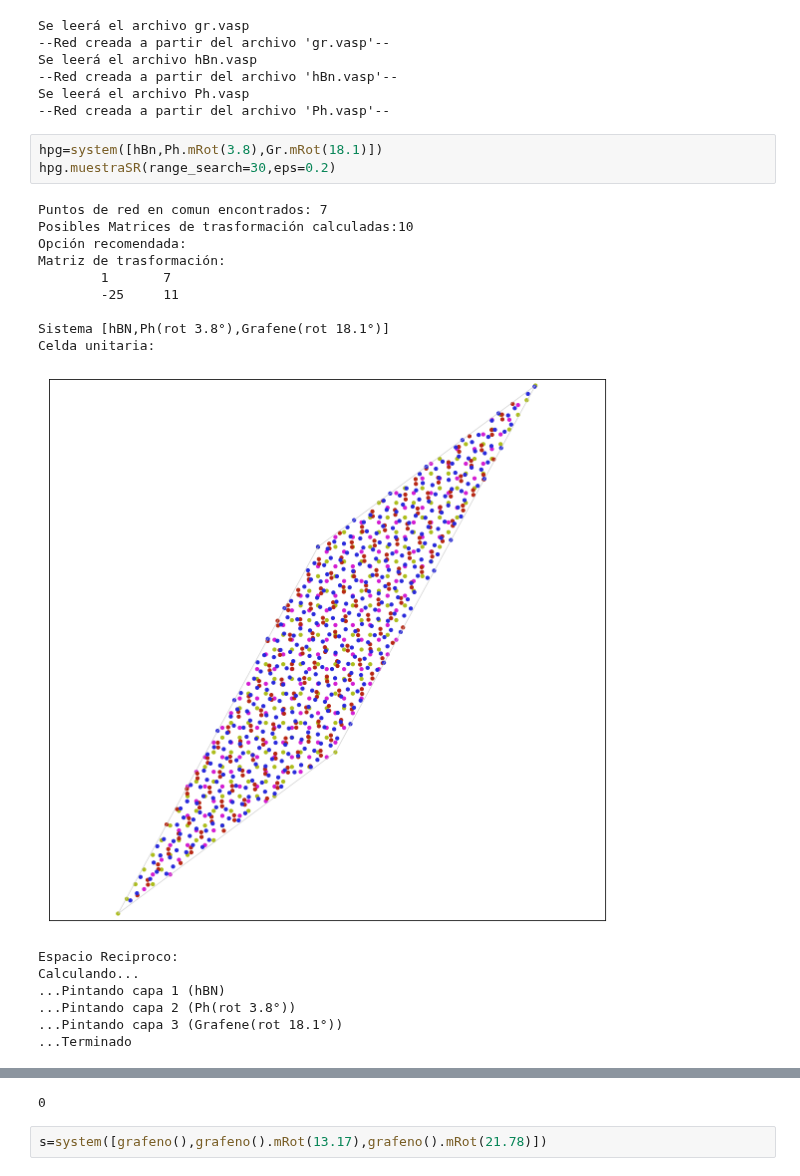
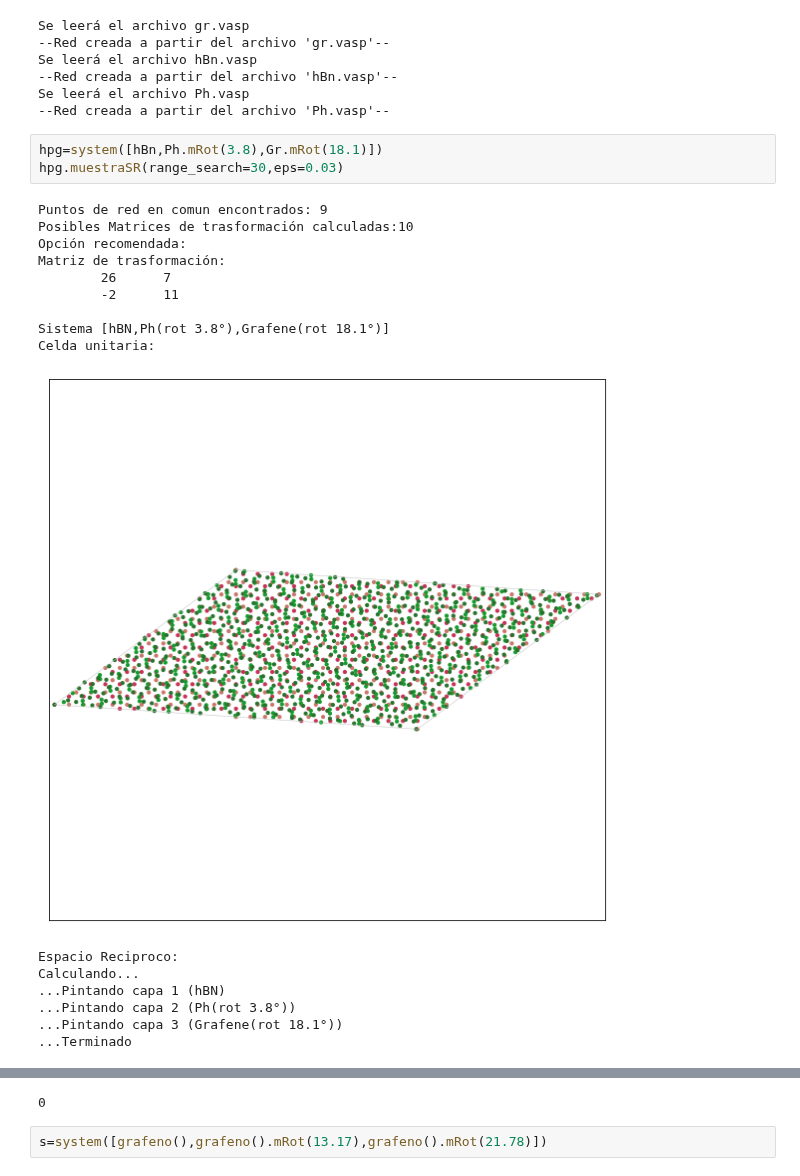
Before and after one commit to OssielAg/SS, a Jupyter notebook: SuperCell/MasCambios.ipynb, the cells around one changed output, grey strips where cells are left out. Drawn from its saved outputs; the diff is of its cells as text.

```diff
--- a/SuperCell/MasCambios.ipynb
+++ b/SuperCell/MasCambios.ipynb
@@ -16,18 +16,18 @@ Se leerá el archivo Ph.vasp
 --Red creada a partir del archivo 'Ph.vasp'--
 # %%
 hpg=system([hBn,Ph.mRot(3.8),Gr.mRot(18.1)])
-hpg.muestraSR(range_search=30,eps=0.2)
+hpg.muestraSR(range_search=30,eps=0.03)
 # %% [output]
-Puntos de red en comun encontrados: 7
+Puntos de red en comun encontrados: 9
 Posibles Matrices de trasformación calculadas:10
 Opción recomendada:
 Matriz de trasformación:
-        1       7
-        -25     11
+        26      7
+        -2      11
 
 Sistema [hBN,Ph(rot 3.8°),Grafene(rot 18.1°)]
 Celda unitaria:
-[figure, old version]
+[figure, new version]
 Espacio Reciproco:
 Calculando...
 ...Pintando capa 1 (hBN)
```
Also changed, not shown: parts of 12 cells of this notebook, 5 other files.
